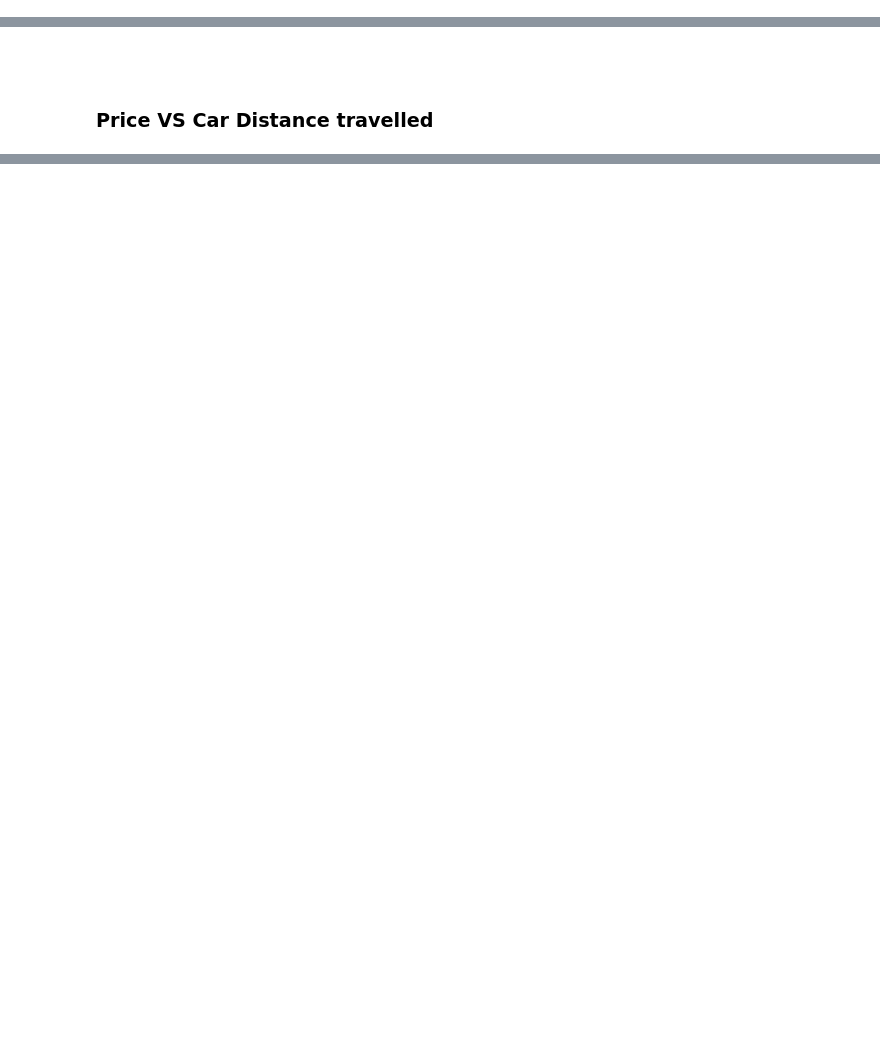
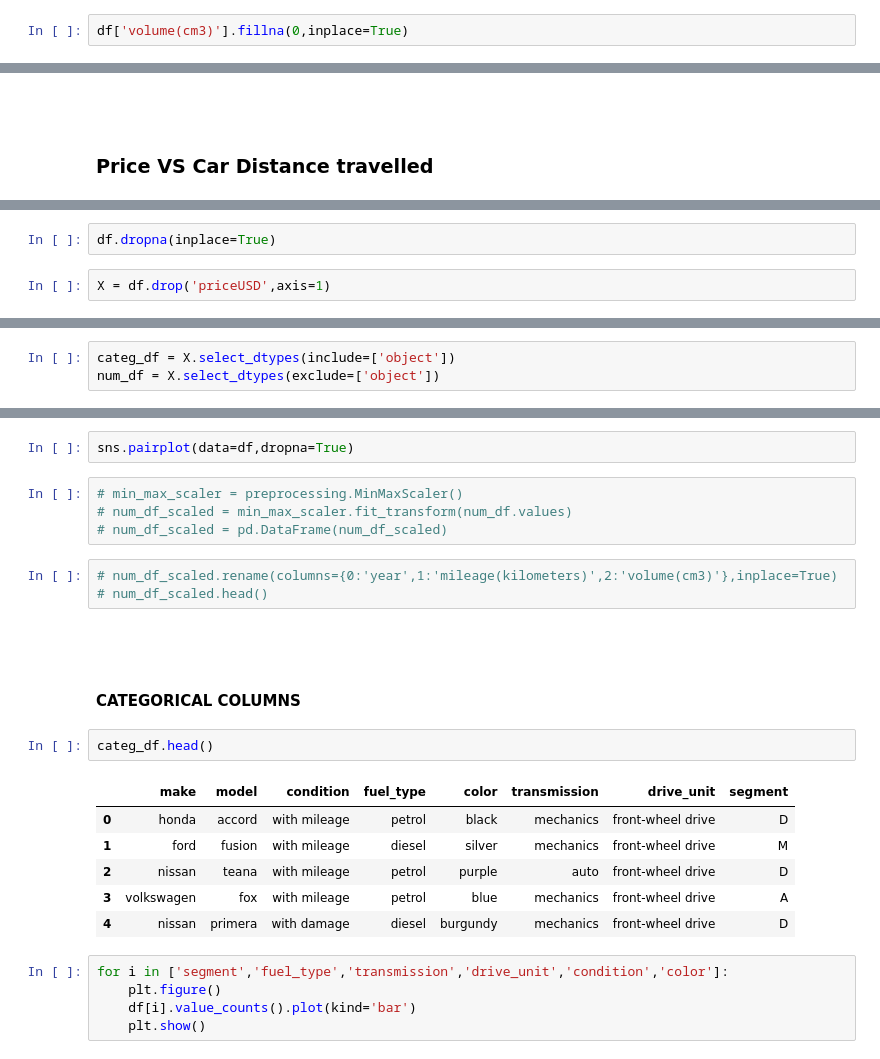
Before and after one commit to skar94376/Used_Car_Price, a Jupyter notebook: Used_Car_Price.ipynb, the cells around one changed output, grey strips where cells are left out. Drawn from its saved outputs; the diff is of its cells as text; blank space fills up the shorter version.

```diff
--- a/Used_Car_Price.ipynb
+++ b/Used_Car_Price.ipynb
@@ -177,0 +120,2 @@ df[df['volume(cm3)'] >= 7000].sort_values(by='volume(cm3)',ascending=True)
+# %%
+df['volume(cm3)'].fillna(0,inplace=True)
@@ -312,0 +236,4 @@ sns.relplot(data=df,x='mileage(kilometers)',y='priceUSD',height=7,aspect=1.5,col
+# %%
+df.dropna(inplace=True)
+# %%
+X = df.drop('priceUSD',axis=1)
@@ -312,0 +246,3 @@ sns.relplot(data=df,x='mileage(kilometers)',y='priceUSD',height=7,aspect=1.5,col
+# %%
+categ_df = X.select_dtypes(include=['object'])
+num_df = X.select_dtypes(exclude=['object'])
@@ -312,0 +278,27 @@ sns.relplot(data=df,x='mileage(kilometers)',y='priceUSD',height=7,aspect=1.5,col
+# %%
+sns.pairplot(data=df,dropna=True)
+# %%
+# min_max_scaler = preprocessing.MinMaxScaler()
+# num_df_scaled = min_max_scaler.fit_transform(num_df.values)
+# num_df_scaled = pd.DataFrame(num_df_scaled)
+# %%
+# num_df_scaled.rename(columns={0:'year',1:'mileage(kilometers)',2:'volume(cm3)'},inplace=True)
+# num_df_scaled.head()
+# %% [markdown]
+<br>
+# %% [markdown]
+#### CATEGORICAL COLUMNS
+# %%
+categ_df.head()
+# %% [output]
+|  | make | model | condition | fuel_type | color | transmission | drive_unit | segment |
+| 0 | honda | accord | with mileage | petrol | black | mechanics | front-wheel drive | D |
+| 1 | ford | fusion | with mileage | diesel | silver | mechanics | front-wheel drive | M |
+| 2 | nissan | teana | with mileage | petrol | purple | auto | front-wheel drive | D |
+| 3 | volkswagen | fox | with mileage | petrol | blue | mechanics | front-wheel drive | A |
+| 4 | nissan | primera | with damage | diesel | burgundy | mechanics | front-wheel drive | D |
+# %%
+for i in ['segment','fuel_type','transmission','drive_unit','condition','color']:
+    plt.figure()
+    df[i].value_counts().plot(kind='bar')
+    plt.show()
```
Also changed, not shown: parts of 65 cells of this notebook.
